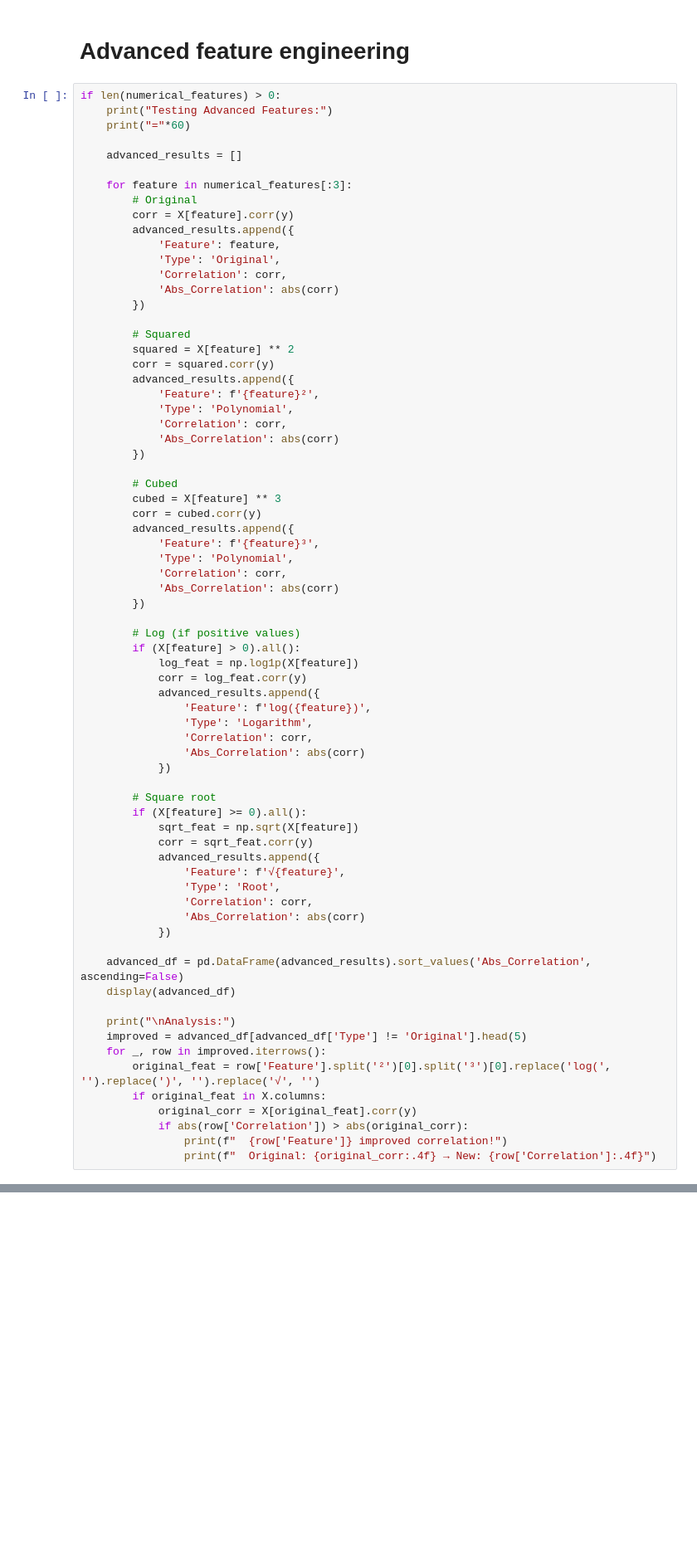
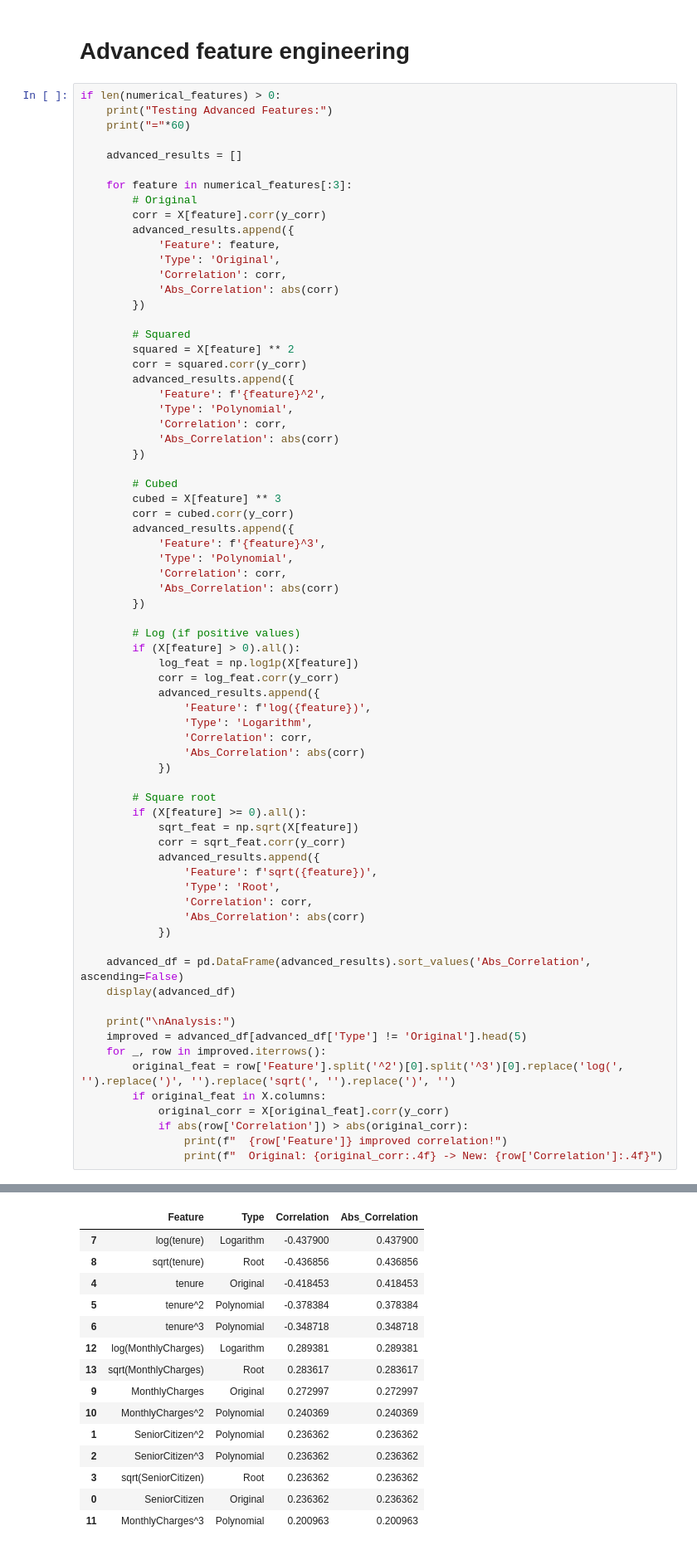
Before and after one commit to Fahmi-mi/predict-customer-churn, a Jupyter notebook: notebooks/02_feature_engineer.ipynb, the cells around one changed output, grey strips where cells are left out. Shown at 83% size. Cells and saved outputs as stored; diff of their text form; blank space fills up the shorter version.

```diff
--- a/notebooks/02_feature_engineer.ipynb
+++ b/notebooks/02_feature_engineer.ipynb
@@ -259,7 +348,7 @@ if len(numerical_features) > 0:
 
     for feature in numerical_features[:3]:
         # Original
-        corr = X[feature].corr(y)
+        corr = X[feature].corr(y_corr)
         advanced_results.append({
             'Feature': feature,
             'Type': 'Original',
@@ -269,9 +358,9 @@ if len(numerical_features) > 0:
 
         # Squared
         squared = X[feature] ** 2
-        corr = squared.corr(y)
+        corr = squared.corr(y_corr)
         advanced_results.append({
-            'Feature': f'{feature}²',
+            'Feature': f'{feature}^2',
             'Type': 'Polynomial',
             'Correlation': corr,
             'Abs_Correlation': abs(corr)
@@ -279,9 +368,9 @@ if len(numerical_features) > 0:
 
         # Cubed
         cubed = X[feature] ** 3
-        corr = cubed.corr(y)
+        corr = cubed.corr(y_corr)
         advanced_results.append({
-            'Feature': f'{feature}³',
+            'Feature': f'{feature}^3',
             'Type': 'Polynomial',
             'Correlation': corr,
             'Abs_Correlation': abs(corr)
@@ -290,7 +379,7 @@ if len(numerical_features) > 0:
         # Log (if positive values)
         if (X[feature] > 0).all():
             log_feat = np.log1p(X[feature])
-            corr = log_feat.corr(y)
+            corr = log_feat.corr(y_corr)
             advanced_results.append({
                 'Feature': f'log({feature})',
                 'Type': 'Logarithm',
@@ -301,9 +390,9 @@ if len(numerical_features) > 0:
         # Square root
         if (X[feature] >= 0).all():
             sqrt_feat = np.sqrt(X[feature])
-            corr = sqrt_feat.corr(y)
+            corr = sqrt_feat.corr(y_corr)
             advanced_results.append({
-                'Feature': f'√{feature}',
+                'Feature': f'sqrt({feature})',
                 'Type': 'Root',
                 'Correlation': corr,
                 'Abs_Correlation': abs(corr)
@@ -315,9 +404,10 @@ if len(numerical_features) > 0:
     print("\nAnalysis:")
     improved = advanced_df[advanced_df['Type'] != 'Original'].head(5)
     for _, row in improved.iterrows():
-        original_feat = row['Feature'].split('²')[0].split('³')[0].replace('log(', '').replace(')', '').replace('√', '')
+        original_feat = row['Feature'].split('^2')[0].split('^3')[0].replace('log(', '').replace(')', '').replace('sqrt(', '').replace(')', '')
         if original_feat in X.columns:
-            original_corr = X[original_feat].corr(y)
+            original_corr = X[original_feat].corr(y_corr)
             if abs(row['Correlation']) > abs(original_corr):
                 print(f"  {row['Feature']} improved correlation!")
-                print(f"  Original: {original_corr:.4f} → New: {row['Correlation']:.4f}")
+                print(f"  Original: {original_corr:.4f} -> New: {row['Correlation']:.4f}")
+# %% [output]
@@ -323,0 +416,15 @@ if len(numerical_features) > 0:
+|  | Feature | Type | Correlation | Abs_Correlation |
+| 7 | log(tenure) | Logarithm | -0.437900 | 0.437900 |
+| 8 | sqrt(tenure) | Root | -0.436856 | 0.436856 |
+| 4 | tenure | Original | -0.418453 | 0.418453 |
+| 5 | tenure^2 | Polynomial | -0.378384 | 0.378384 |
+| 6 | tenure^3 | Polynomial | -0.348718 | 0.348718 |
+| 12 | log(MonthlyCharges) | Logarithm | 0.289381 | 0.289381 |
+| 13 | sqrt(MonthlyCharges) | Root | 0.283617 | 0.283617 |
+| 9 | MonthlyCharges | Original | 0.272997 | 0.272997 |
+| 10 | MonthlyCharges^2 | Polynomial | 0.240369 | 0.240369 |
+| 1 | SeniorCitizen^2 | Polynomial | 0.236362 | 0.236362 |
+| 2 | SeniorCitizen^3 | Polynomial | 0.236362 | 0.236362 |
+| 3 | sqrt(SeniorCitizen) | Root | 0.236362 | 0.236362 |
+| 0 | SeniorCitizen | Original | 0.236362 | 0.236362 |
+| 11 | MonthlyCharges^3 | Polynomial | 0.200963 | 0.200963 |
```
Also changed, not shown: parts of 10 cells of this notebook, 5 other files.
